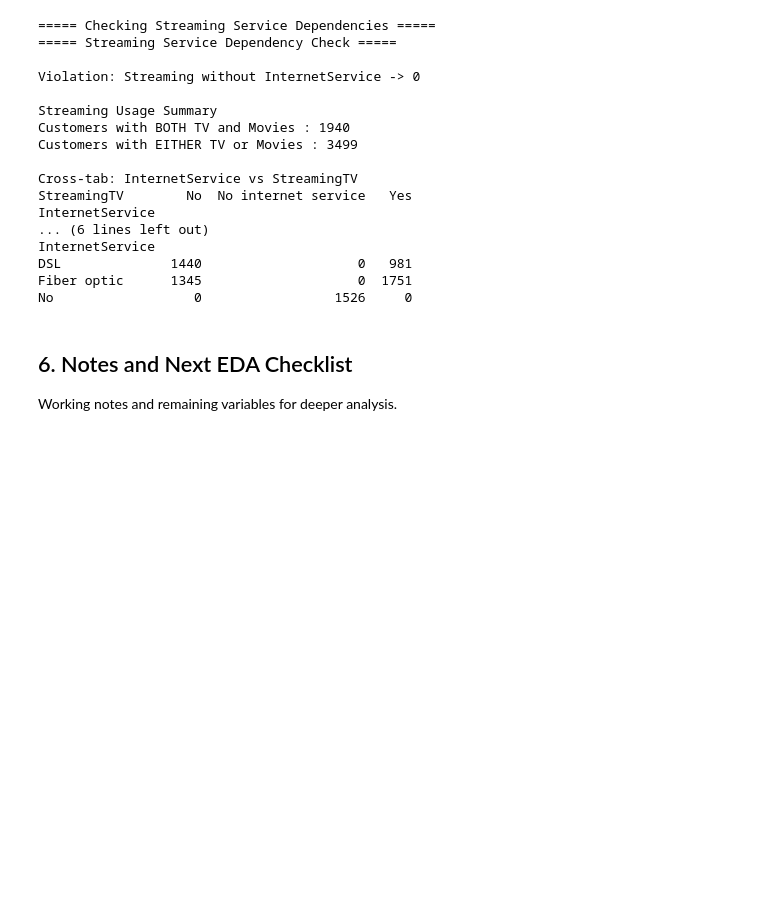
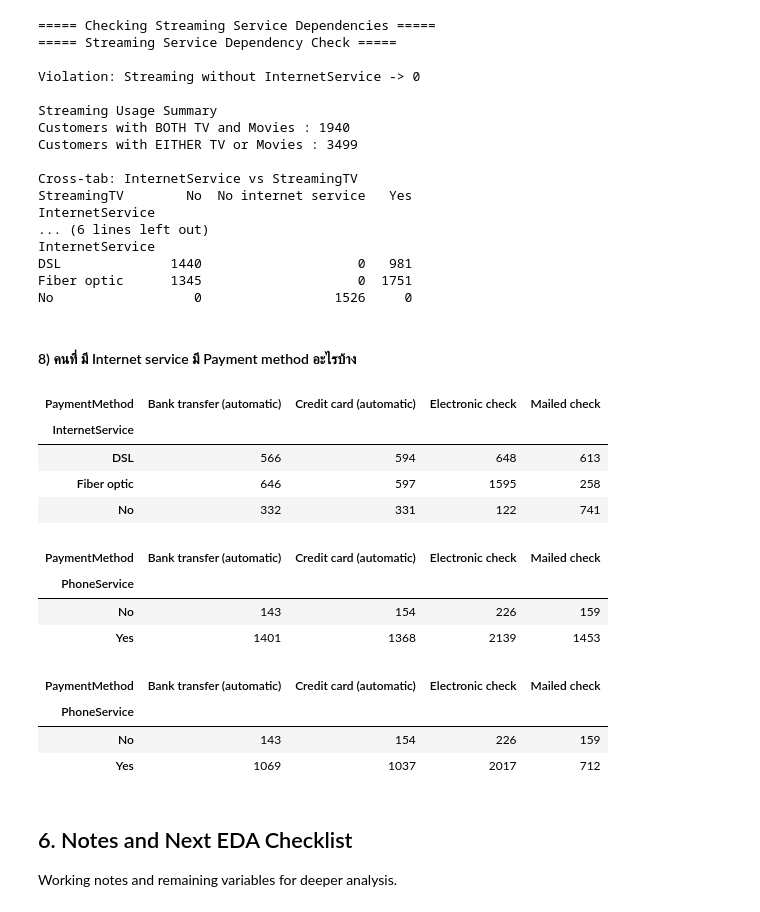
Before and after one commit to ppts2545/Telco-Customer-Churn-by-BlastChar, a Jupyter notebook: notebooks/02_Data Overview/02_data_overview_v0_archived.ipynb, the cells around one changed output. Drawn from its saved outputs; the diff is of its cells as text; code cells hidden in the pictures; blank space fills up the shorter version.

```diff
--- a/notebooks/02_Data Overview/02_data_overview_v0_archived.ipynb
+++ b/notebooks/02_Data Overview/02_data_overview_v0_archived.ipynb
@@ -19,6 +19,8 @@ import numpy as np
 import pandas as pd
 import matplotlib.pyplot as plt
 
+pd.set_option("display.max_colwidth", None)
+
 df = pd.read_csv('../../Data/raws/WA_Fn-UseC_-Telco-Customer-Churn.csv')
 # %%
 print(df['Partner'].unique())
@@ -284,6 +286,35 @@ InternetService
 DSL              1440                    0   981
 Fiber optic      1345                    0  1751
 No                  0                 1526     0
+# %% [markdown]
+#### 8) คนที่ มี Internet service มี Payment method อะไรบ้าง
+# %%
+pd.crosstab(df["InternetService"], df["PaymentMethod"])
+# %% [output]
+| PaymentMethod | Bank transfer (automatic) | Credit card (automatic) | Electronic check | Mailed check |
+| InternetService |  |  |  |  |
+| DSL | 566 | 594 | 648 | 613 |
+| Fiber optic | 646 | 597 | 1595 | 258 |
+| No | 332 | 331 | 122 | 741 |
+# %%
+pd.crosstab(df["PhoneService"], df["PaymentMethod"])
+# %% [output]
+| PaymentMethod | Bank transfer (automatic) | Credit card (automatic) | Electronic check | Mailed check |
+| PhoneService |  |  |  |  |
+| No | 143 | 154 | 226 | 159 |
+| Yes | 1401 | 1368 | 2139 | 1453 |
+# %%
+internet_only = df[df["InternetService"] != "No"]
+
+pd.crosstab(
+    internet_only["PhoneService"],
+    internet_only["PaymentMethod"]
+)
+# %% [output]
+| PaymentMethod | Bank transfer (automatic) | Credit card (automatic) | Electronic check | Mailed check |
+| PhoneService |  |  |  |  |
+| No | 143 | 154 | 226 | 159 |
+| Yes | 1069 | 1037 | 2017 | 712 |
 # %% [markdown]
 ## 6. Notes and Next EDA Checklist
 
```
Also changed, not shown: parts of 1 cell of this notebook, 2 other files.
